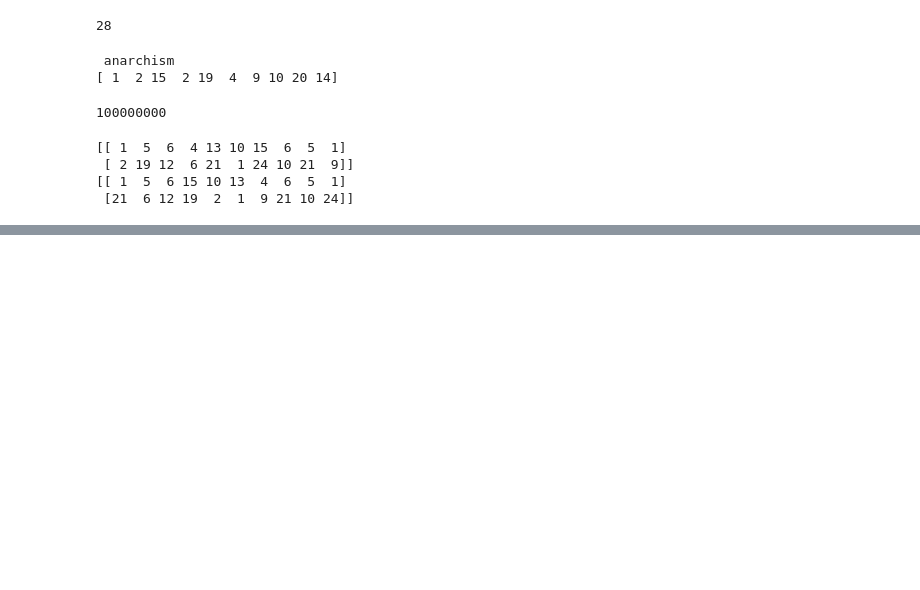
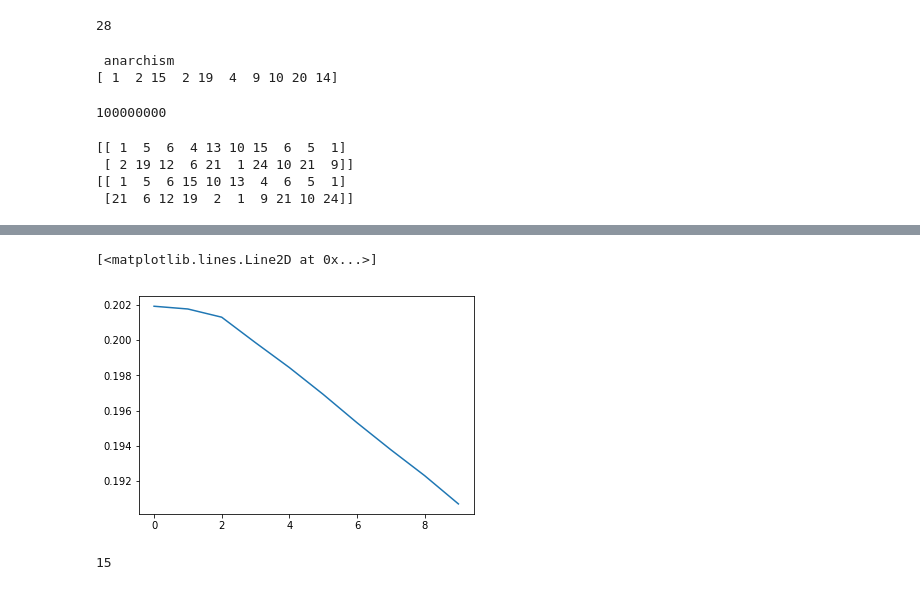
Before and after one commit to varenick/decoder-training-strategies, a Jupyter notebook: revert_words_pytorch.ipynb, the cells around one changed output, grey strips where cells are left out. Saved outputs shown, nothing was run; the diff lists cells and outputs as text; code cells hidden in the pictures; blank space fills up the shorter version.

```diff
--- a/revert_words_pytorch.ipynb
+++ b/revert_words_pytorch.ipynb
@@ -505,0 +616,9 @@ plt.legend(strategies)
+# %%
+plt.plot(running_average(list(grad_norms[:, 14])))
+# %% [output]
+[<matplotlib.lines.Line2D at 0x...>]
+[figure, added]
+# %%
+len(list(model.parameters()))
+# %% [output]
+15
```
Also changed, not shown: parts of 11 cells of this notebook.
